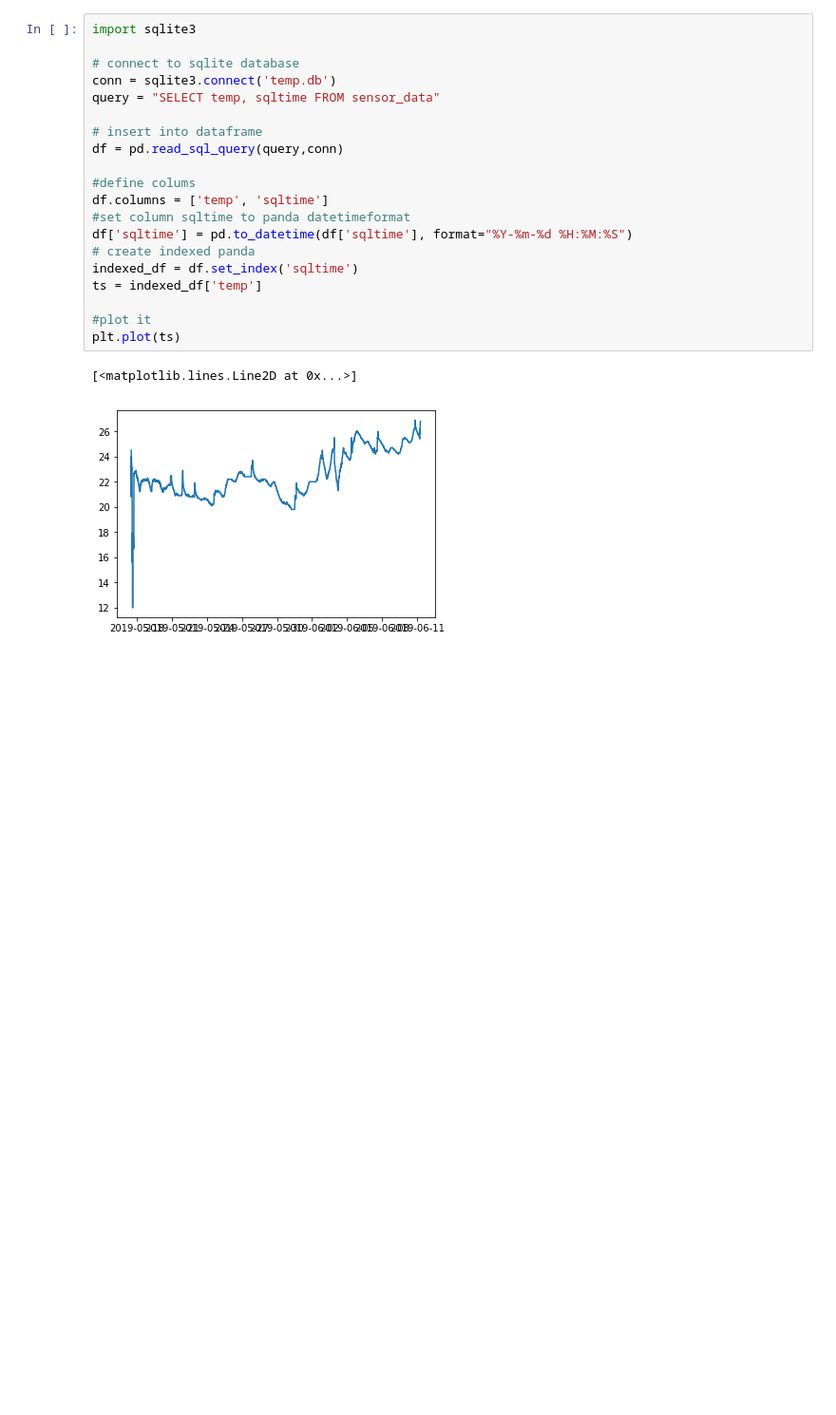
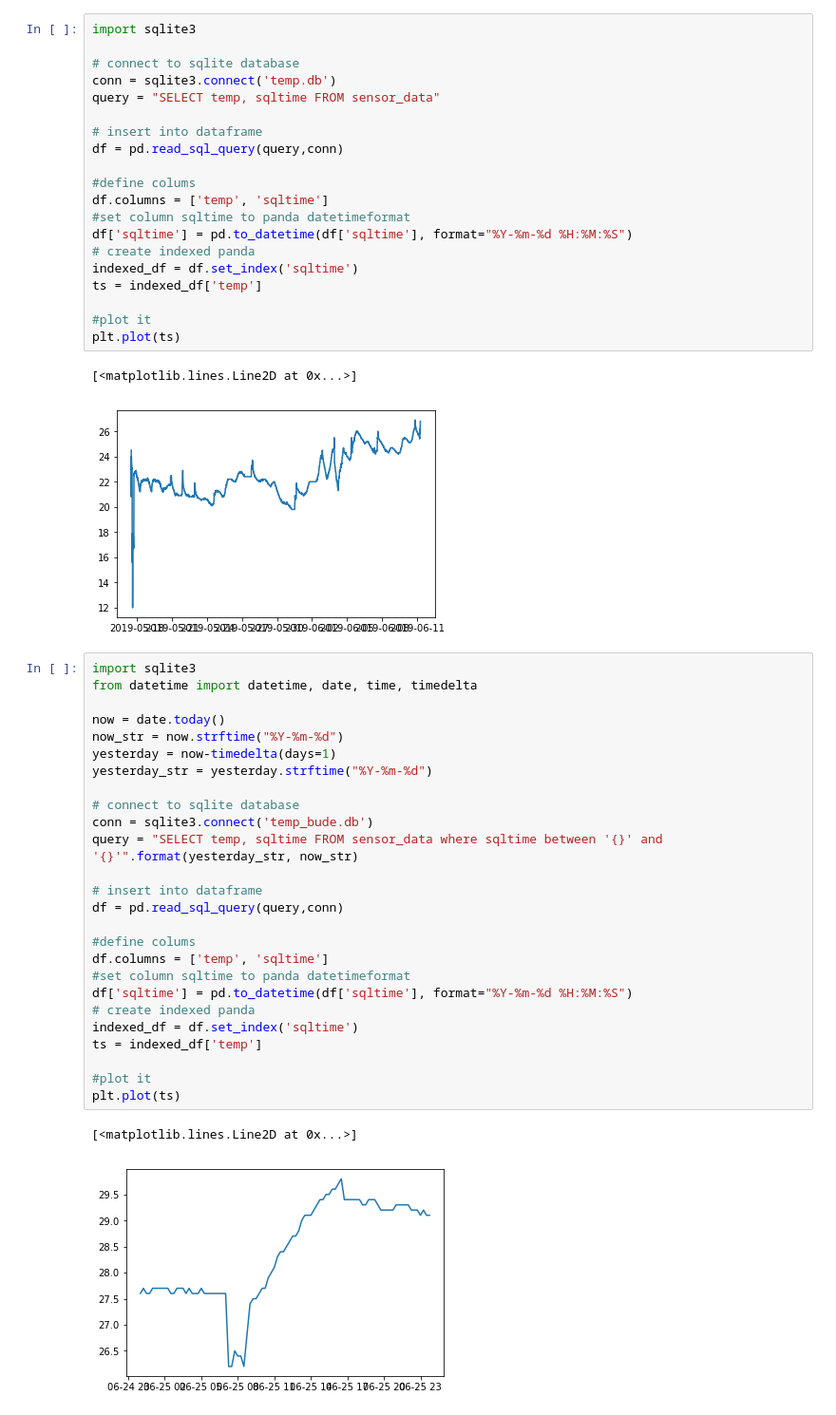
Before and after one commit to payerhans/temperature, a Jupyter notebook: matplotlib/matplotlib.ipynb, the cells around one changed output. Shown at 95% size. Saved outputs shown, nothing was run; the diff lists cells and outputs as text; blank space fills up the shorter version.

```diff
--- a/matplotlib/matplotlib.ipynb
+++ b/matplotlib/matplotlib.ipynb
@@ -111,5 +111,34 @@ plt.plot(ts)
 # %% [output]
 [<matplotlib.lines.Line2D at 0x...>]
 [figure]
+# %%
+import sqlite3
+from datetime import datetime, date, time, timedelta
+
+now = date.today()
+now_str = now.strftime("%Y-%m-%d")
+yesterday = now-timedelta(days=1)
+yesterday_str = yesterday.strftime("%Y-%m-%d")
+
+# connect to sqlite database
+conn = sqlite3.connect('temp_bude.db')
+query = "SELECT temp, sqltime FROM sensor_data where sqltime between '{}' and '{}'".format(yesterday_str, now_str)
+
+# insert into dataframe
+df = pd.read_sql_query(query,conn)
+
+#define colums
+df.columns = ['temp', 'sqltime']
+#set column sqltime to panda datetimeformat
+df['sqltime'] = pd.to_datetime(df['sqltime'], format="%Y-%m-%d %H:%M:%S")
+# create indexed panda
+indexed_df = df.set_index('sqltime')
+ts = indexed_df['temp']
+
+#plot it
+plt.plot(ts)
+# %% [output]
+[<matplotlib.lines.Line2D at 0x...>]
+[figure, added]
 # %%
 import sqlite3
```
Also changed, not shown: parts of 3 cells of this notebook, 1 other file.
